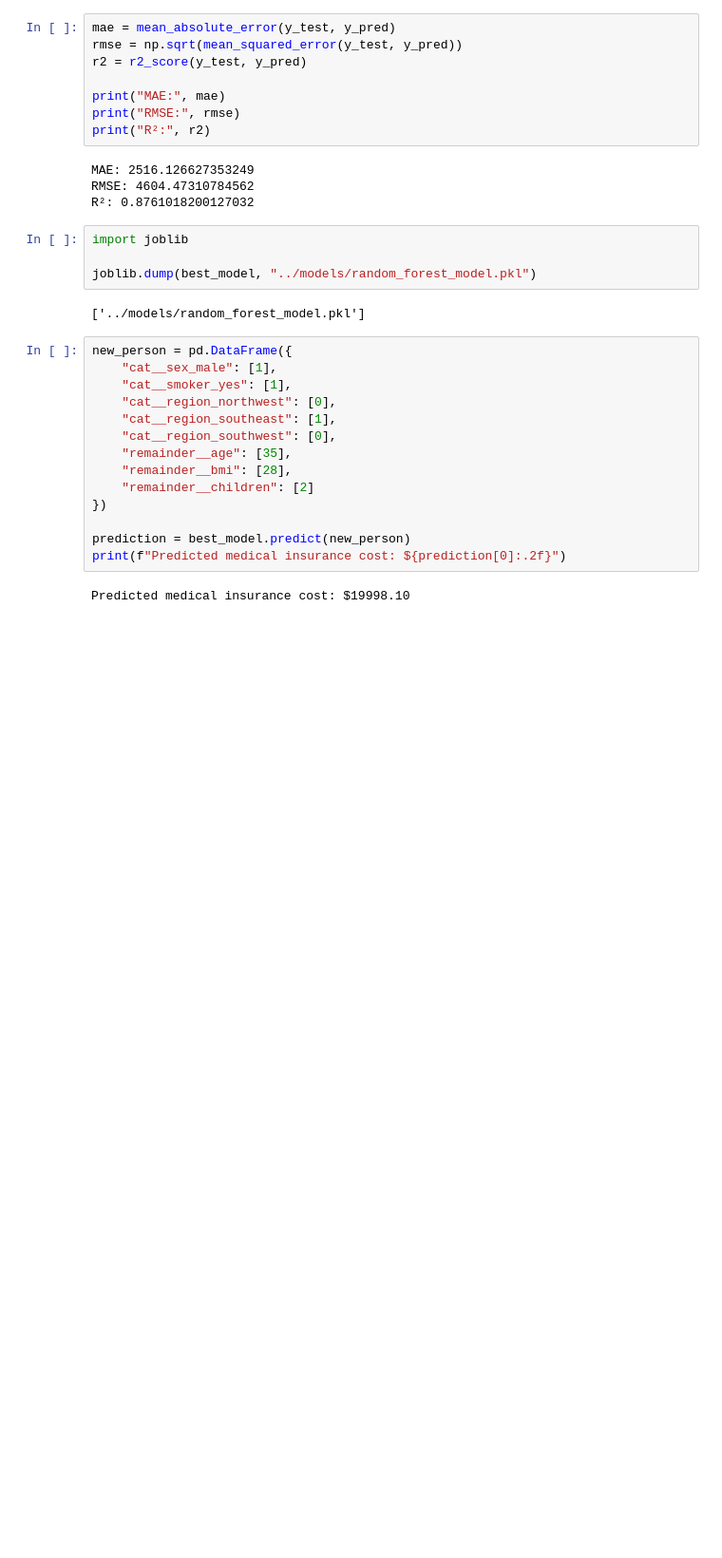
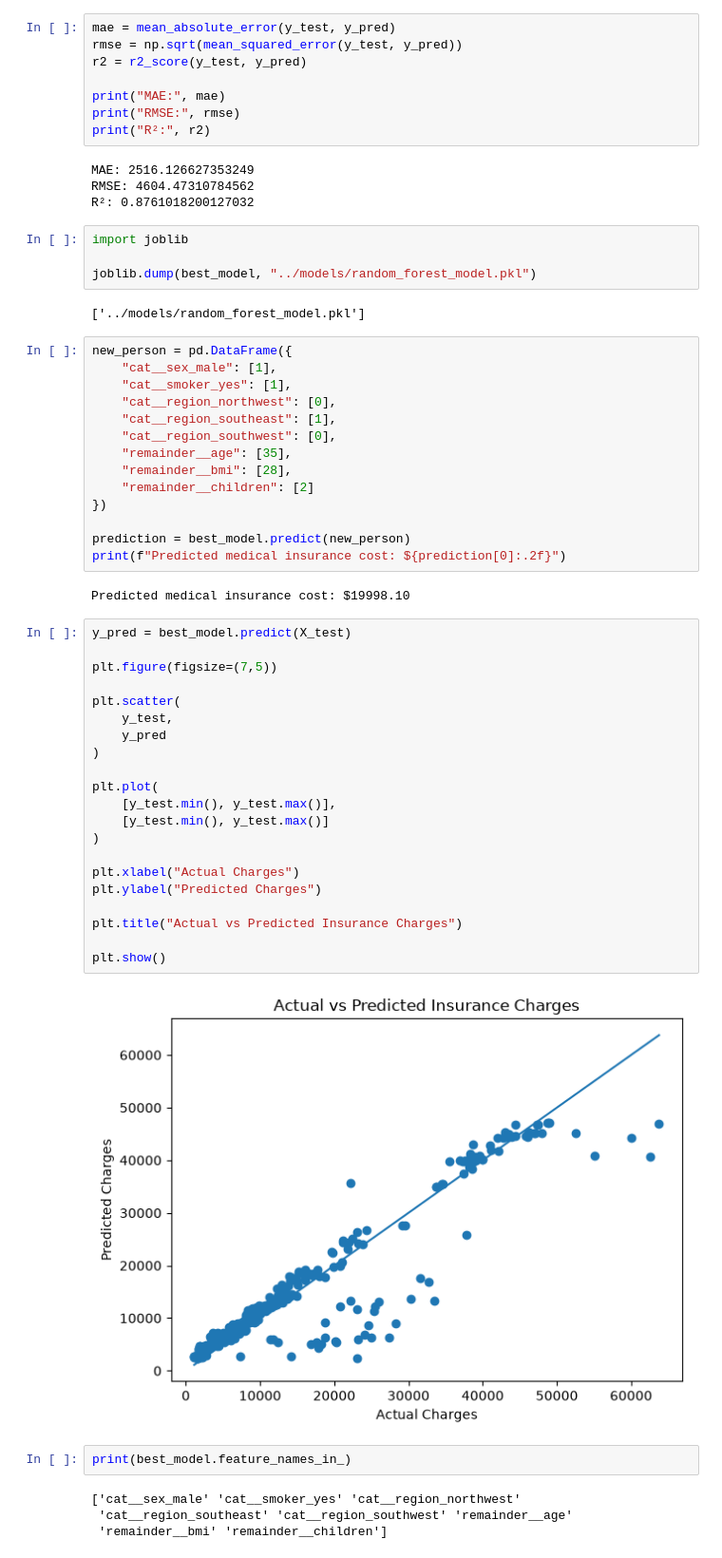
Before and after one commit to wongtaiming/Medical_Insurance_Cost_Prediction_ML, a Jupyter notebook: ml_training/02_random_forest_model.ipynb, the cells around one changed output. Shown at 95% size. Saved outputs shown, nothing was run; the diff lists cells and outputs as text; blank space fills up the shorter version.

```diff
--- a/ml_training/02_random_forest_model.ipynb
+++ b/ml_training/02_random_forest_model.ipynb
@@ -130,3 +131,32 @@ prediction = best_model.predict(new_person)
 print(f"Predicted medical insurance cost: ${prediction[0]:.2f}")
 # %% [output]
 Predicted medical insurance cost: $19998.10
+# %%
+y_pred = best_model.predict(X_test)
+
+plt.figure(figsize=(7,5))
+
+plt.scatter(
+    y_test,
+    y_pred
+)
+
+plt.plot(
+    [y_test.min(), y_test.max()],
+    [y_test.min(), y_test.max()]
+)
+
+plt.xlabel("Actual Charges")
+plt.ylabel("Predicted Charges")
+
+plt.title("Actual vs Predicted Insurance Charges")
+
+plt.show()
+# %% [output]
+[figure, added]
+# %%
+print(best_model.feature_names_in_)
+# %% [output]
+['cat__sex_male' 'cat__smoker_yes' 'cat__region_northwest'
+ 'cat__region_southeast' 'cat__region_southwest' 'remainder__age'
+ 'remainder__bmi' 'remainder__children']
```
Also changed, not shown: parts of 1 cell of this notebook, 1 other file.
